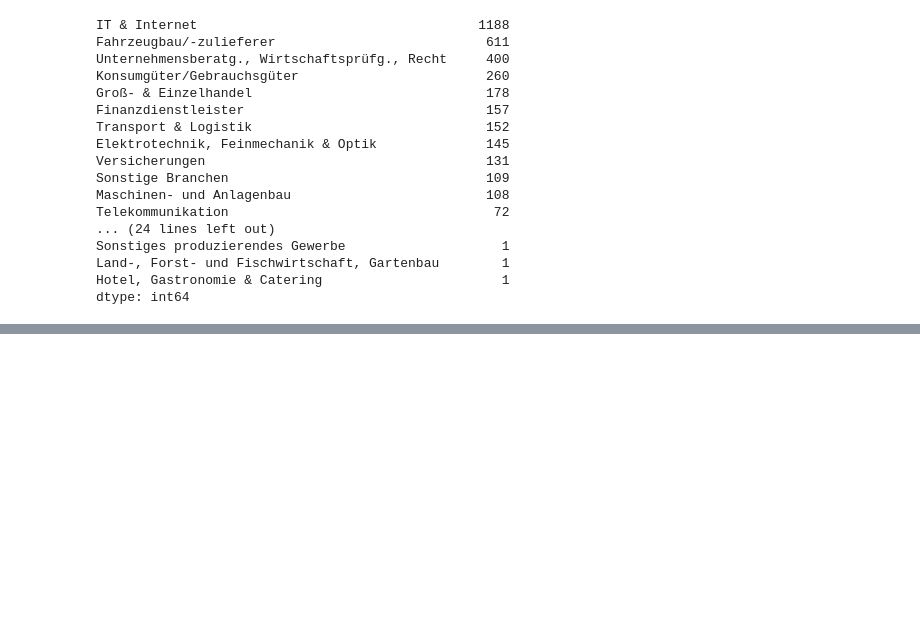
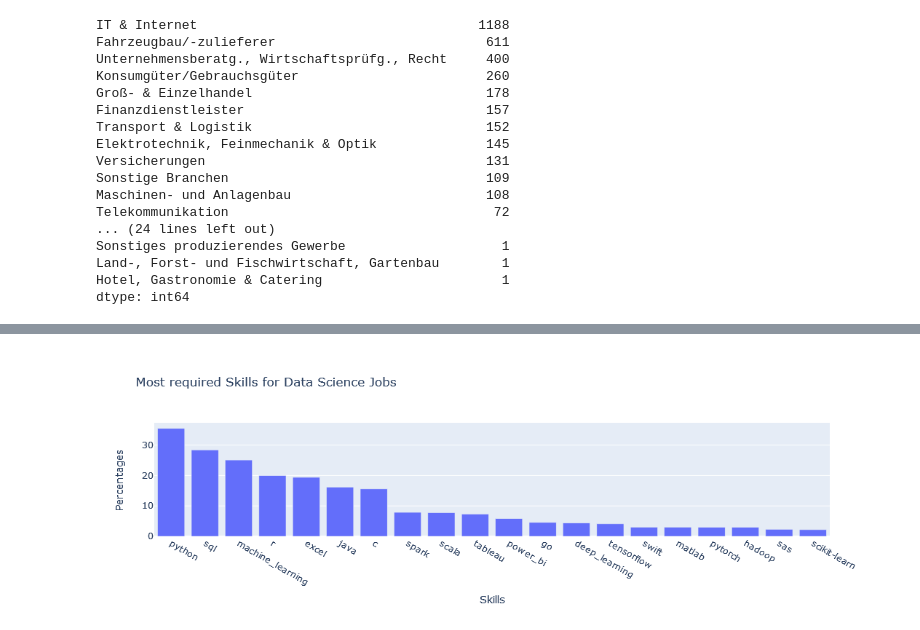
Before and after one commit to Joachim93/Data-Science-Job-Analysis, a Jupyter notebook: Data_Cleaning.ipynb, the cells around one changed output, grey strips where cells are left out. Saved outputs shown, nothing was run; the diff lists cells and outputs as text; code cells hidden in the pictures; blank space fills up the shorter version.

Commit message:
added skill analysis

```diff
--- a/Data_Cleaning.ipynb
+++ b/Data_Cleaning.ipynb
@@ -816,0 +972,9 @@ dtype: int64
+# %%
+fig = px.bar(percentages[:20], title="Most required Skills for Data Science Jobs", labels={
+                     "value": "Percentages",
+                    "index": "Skills"
+                 })
+fig.layout.update(showlegend=False)
+fig
+# %% [output]
+[figure, added]
```
Also changed, not shown: parts of 17 cells of this notebook, 1 other file.
